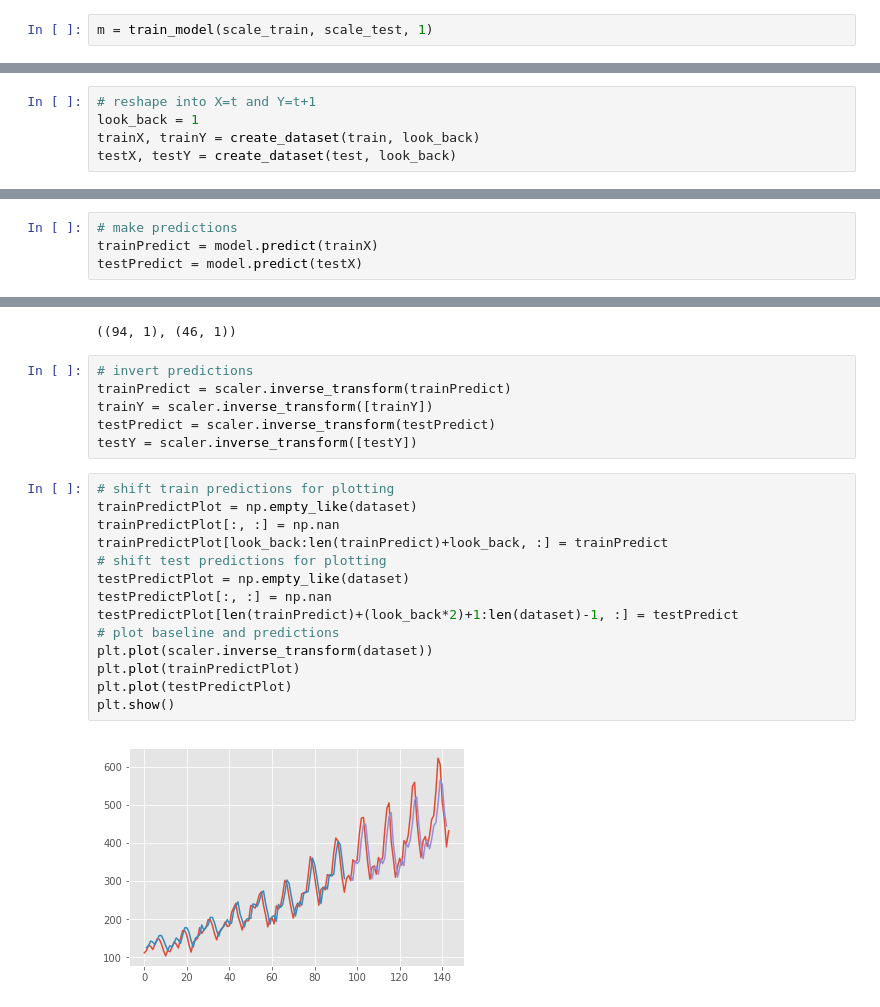
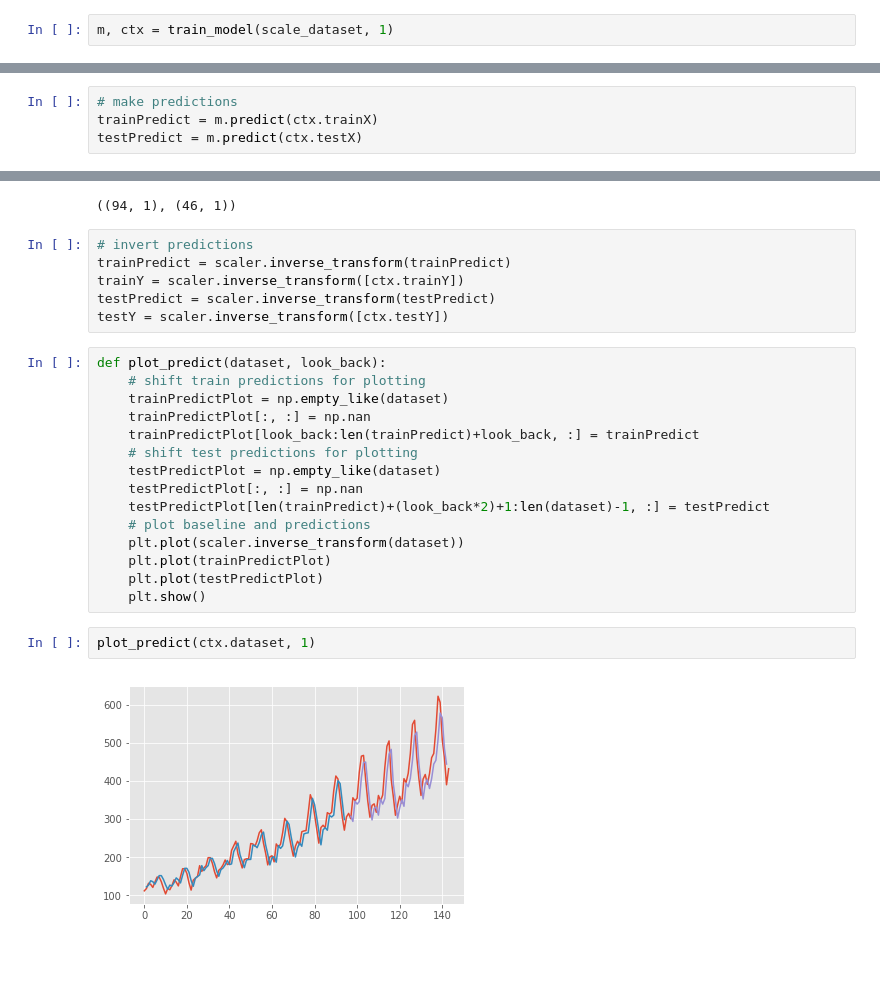
Before and after one commit to thepaulm/lstm, a Jupyter notebook: WebPage.ipynb, the cells around one changed output, grey strips where cells are left out. Drawn from its saved outputs; the diff is of its cells as text; blank space fills up the shorter version.

```diff
--- a/WebPage.ipynb
+++ b/WebPage.ipynb
@@ -78,6 +89,6 @@ def train_model(train, test, look_back):
 # %% [markdown]
 # Train With Scaling
 # %%
-m = train_model(scale_train, scale_test, 1)
+m, ctx = train_model(scale_dataset, 1)
 # %% [output]
 Epoch 1/32
@@ -100,5 +110,0 @@ Epoch 32/32
-# %%
-# reshape into X=t and Y=t+1
-look_back = 1
-trainX, trainY = create_dataset(train, look_back)
-testX, testY = create_dataset(test, look_back)
@@ -159,7 +125,7 @@ model = m
 # %%
 # make predictions
-trainPredict = model.predict(trainX)
-testPredict = model.predict(testX)
+trainPredict = m.predict(ctx.trainX)
+testPredict = m.predict(ctx.testX)
 # %%
 (trainPredict.shape, testPredict.shape)
 # %% [output]
@@ -167,22 +133,25 @@ testPredict = model.predict(testX)
 # %%
 # invert predictions
 trainPredict = scaler.inverse_transform(trainPredict)
-trainY = scaler.inverse_transform([trainY])
+trainY = scaler.inverse_transform([ctx.trainY])
 testPredict = scaler.inverse_transform(testPredict)
-testY = scaler.inverse_transform([testY])
+testY = scaler.inverse_transform([ctx.testY])
 # %%
-# shift train predictions for plotting
-trainPredictPlot = np.empty_like(dataset)
-trainPredictPlot[:, :] = np.nan
-trainPredictPlot[look_back:len(trainPredict)+look_back, :] = trainPredict
-# shift test predictions for plotting
-testPredictPlot = np.empty_like(dataset)
-testPredictPlot[:, :] = np.nan
-testPredictPlot[len(trainPredict)+(look_back*2)+1:len(dataset)-1, :] = testPredict
-# plot baseline and predictions
-plt.plot(scaler.inverse_transform(dataset))
-plt.plot(trainPredictPlot)
-plt.plot(testPredictPlot)
-plt.show()
+def plot_predict(dataset, look_back):
+    # shift train predictions for plotting
+    trainPredictPlot = np.empty_like(dataset)
+    trainPredictPlot[:, :] = np.nan
+    trainPredictPlot[look_back:len(trainPredict)+look_back, :] = trainPredict
+    # shift test predictions for plotting
+    testPredictPlot = np.empty_like(dataset)
+    testPredictPlot[:, :] = np.nan
+    testPredictPlot[len(trainPredict)+(look_back*2)+1:len(dataset)-1, :] = testPredict
+    # plot baseline and predictions
+    plt.plot(scaler.inverse_transform(dataset))
+    plt.plot(trainPredictPlot)
+    plt.plot(testPredictPlot)
+    plt.show()
-# %% [output]
-[figure, removed]
+# %%
+plot_predict(ctx.dataset, 1)
+# %% [output]
+[figure, added]
```
Also changed, not shown: parts of 9 cells of this notebook.
